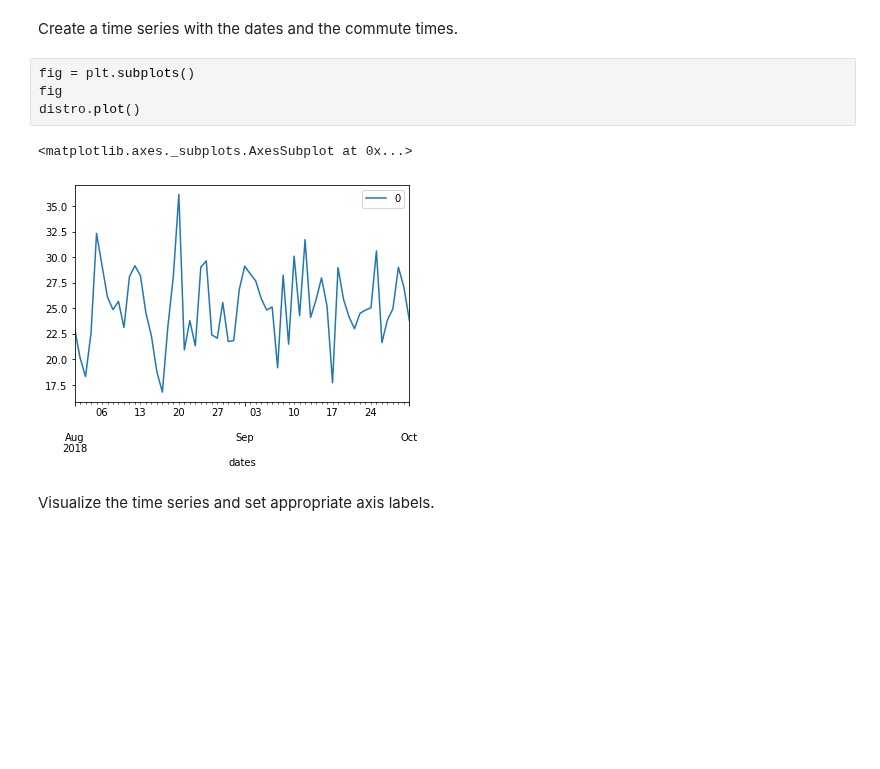
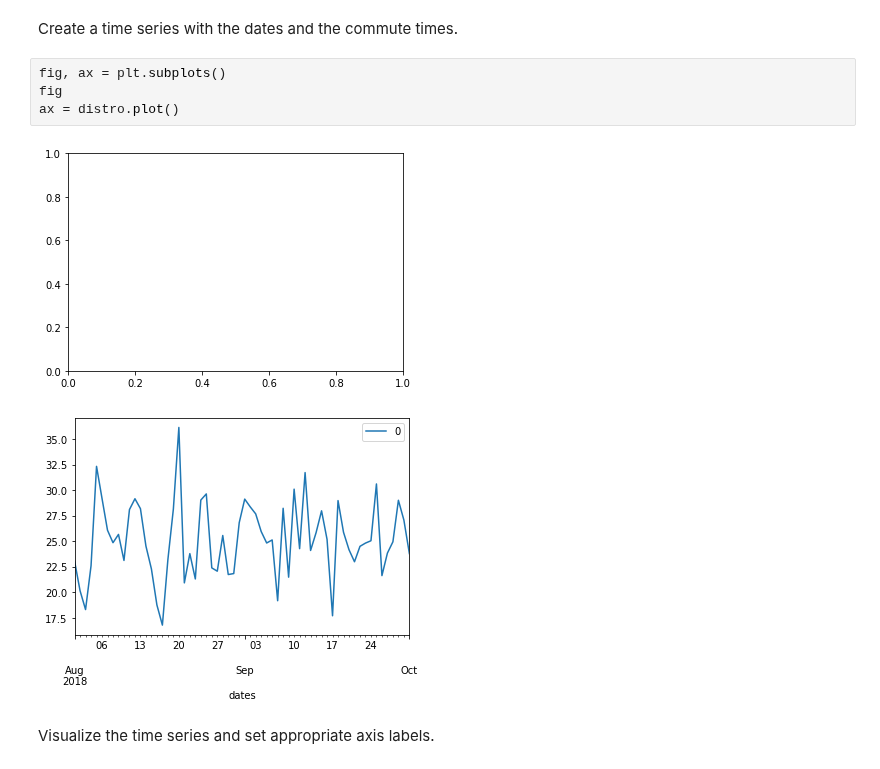
Before and after one commit to rebecca-hh-rosen/dsc-basic-time-series-models-lab-nyc-ds-082619, a Jupyter notebook: index.ipynb, the cells around one changed output. Cells and saved outputs as stored; diff of their text form; blank space fills up the shorter version.

```diff
--- a/index.ipynb
+++ b/index.ipynb
@@ -48,12 +48,12 @@ distro.set_index('dates', inplace=True)
 # %% [markdown]
 Create a time series with the dates and the commute times.
 # %%
-fig = plt.subplots()
+fig, ax = plt.subplots()
 fig
-distro.plot()
+ax = distro.plot()
 # %% [output]
-<matplotlib.axes._subplots.AxesSubplot at 0x...>
-[figure, old version]
+[figure, new version]
+[figure, added]
 # %% [markdown]
 Visualize the time series and set appropriate axis labels.
 # %%
```
